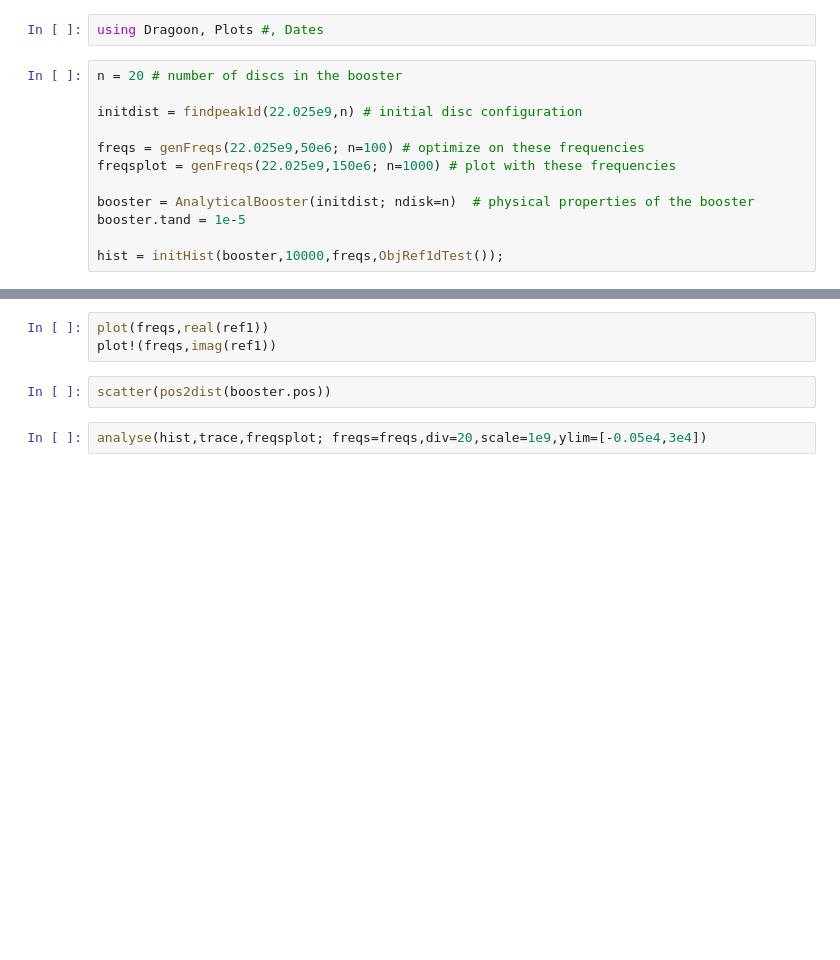
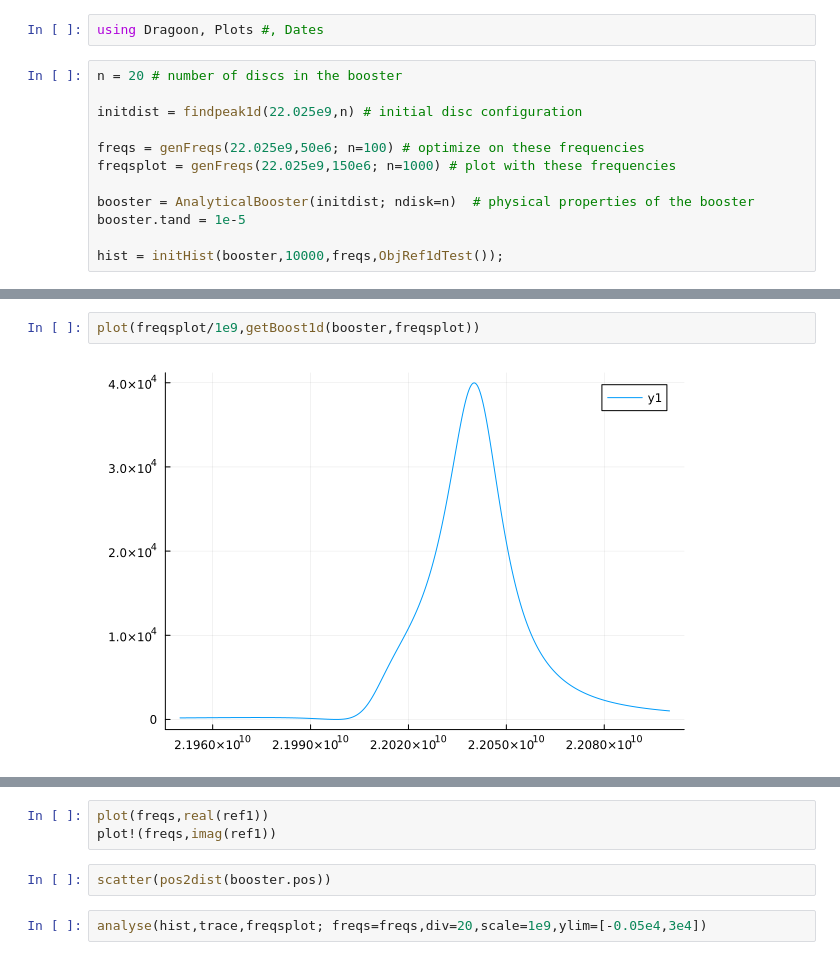
Before and after one commit to bergermann/Dragoon.jl, a Jupyter notebook: examples/20 discs, NM Ref Min.ipynb, the cells around one changed output, grey strips where cells are left out. Cells and saved outputs as stored; diff of their text form; blank space fills up the shorter version.

```diff
--- a/examples/20 discs, NM Ref Min.ipynb
+++ b/examples/20 discs, NM Ref Min.ipynb
@@ -32,3 +74,7 @@ hist = initHist(booster,10000,freqs,ObjRef1dTest());
+# %%
+plot(freqsplot/1e9,getBoost1d(booster,freqsplot))
+# %% [output]
+[figure, added]
 # %%
 plot(freqsplot/1e9,abs.(getRef1d(booster,freqsplot)))
 # %% [output]
```
Also changed, not shown: parts of 6 cells of this notebook, 2 other files.
